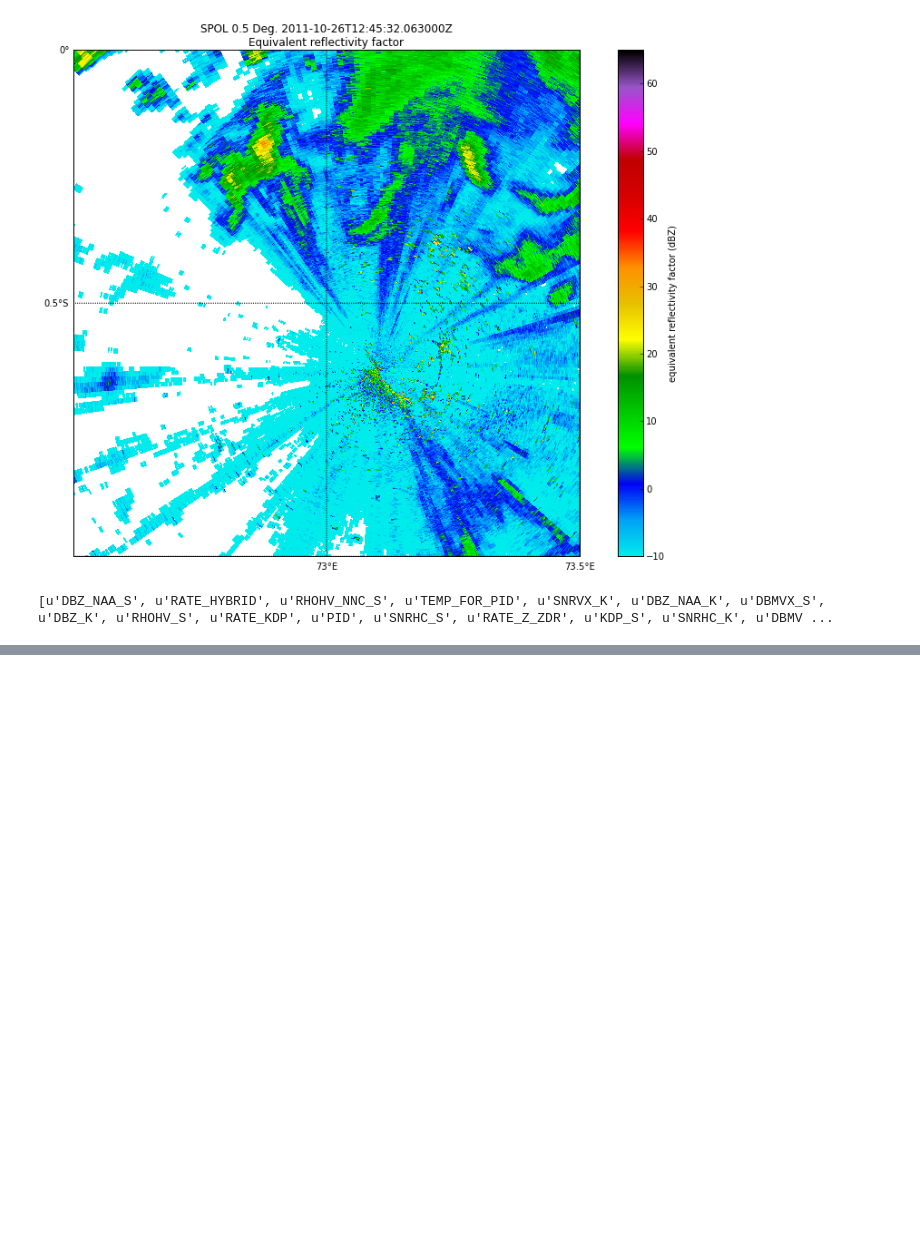
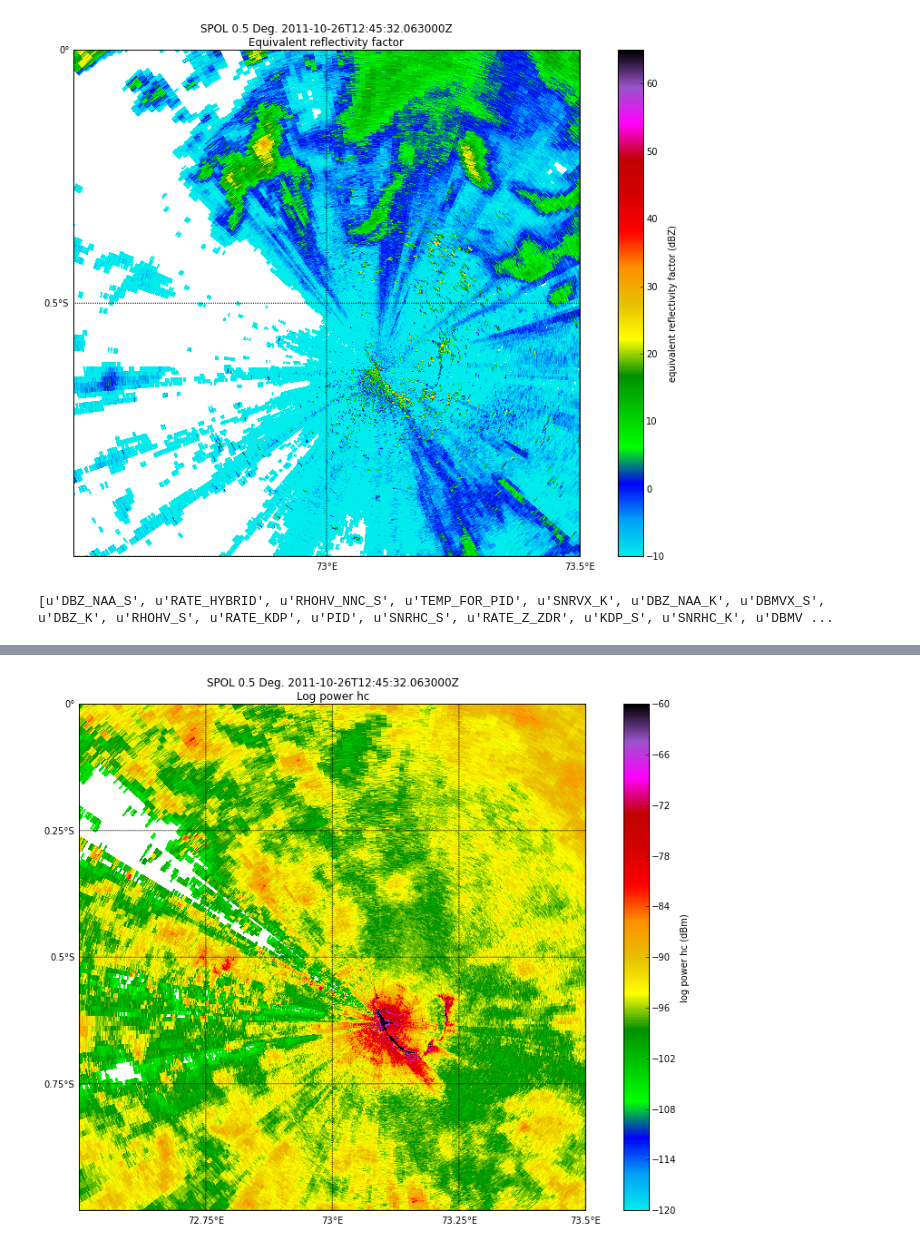
Before and after one commit to EVS-ATMOS/ARM-Azores, a Jupyter notebook: notebooks/1. Initial X-SAPR2 investigations.ipynb, the cells around one changed output, grey strips where cells are left out. Drawn from its saved outputs; the diff is of its cells as text; code cells hidden in the pictures; blank space fills up the shorter version.

```diff
--- a/notebooks/1. Initial X-SAPR2 investigations.ipynb
+++ b/notebooks/1. Initial X-SAPR2 investigations.ipynb
@@ -64,3 +129,18 @@ out_radar.add_field('mean_z', first_z)
+# %%
+my_figure = plt.figure(figsize=[15,10])
+my_display = pyart.graph.RadarMapDisplay(out_radar)
+lat_lines = np.arange(-4,4,.25)
+lon_lines = np.arange(70, 76, .25)
+my_display.plot_ppi_map('mean_p', 0,
+                        lat_lines=lat_lines,
+                       lon_lines=lon_lines,
+                       max_lon = 73.5, max_lat = 0.,
+                       min_lon = 72.5, min_lat = -1,
+                        cmap = pyart.graph.cm.NWSRef,
+                        mask_outside = False,
+                       vmin = -60, vmax = -120)
+# %% [output]
+[figure, added]
 # %%
 my_figure = plt.figure(figsize=[15,10])
 my_display = pyart.graph.RadarMapDisplay(out_radar)
```
Also changed, not shown: parts of 17 cells of this notebook.
